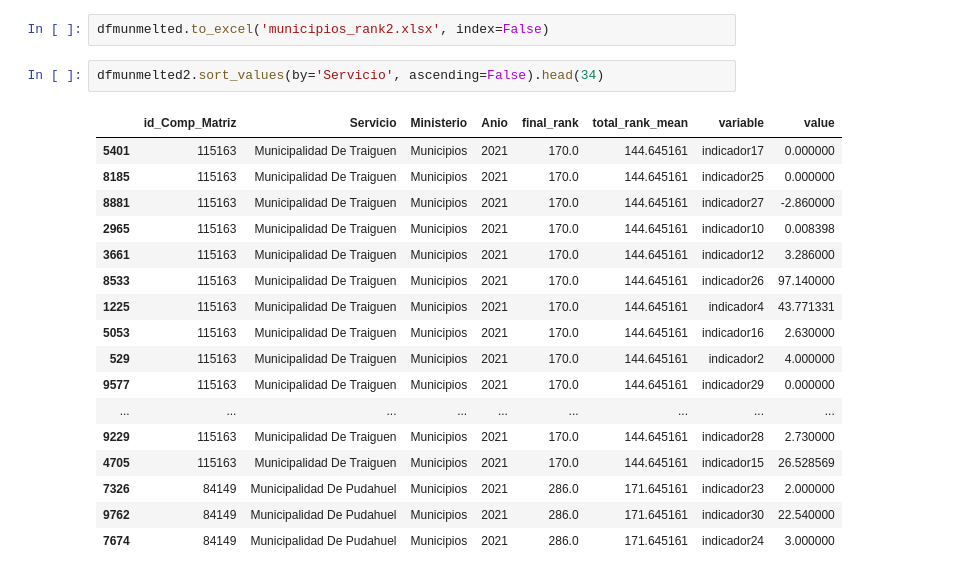
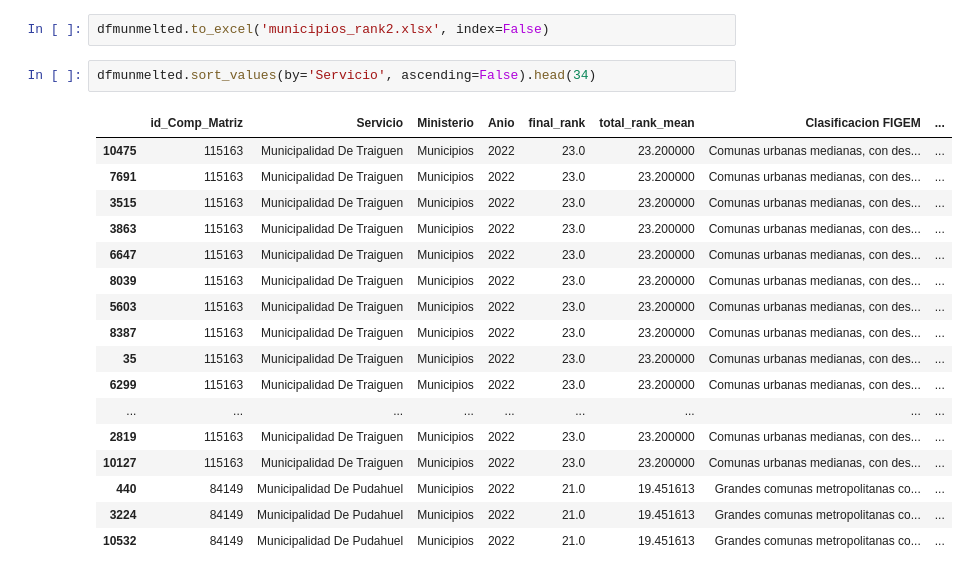
Before and after one commit to josemoragonzalez/RedFlagsv2, a Jupyter notebook: ETL/rankingservicios.ipynb, the cells around one changed output. Cells and saved outputs as stored; diff of their text form.

```diff
--- a/ETL/rankingservicios.ipynb
+++ b/ETL/rankingservicios.ipynb
@@ -142,22 +186,22 @@ dfmunmelted.loc[dfmunmelted['variable'] == 'indicador32', 'variable'] = 'Porcent
 # %%
 dfmunmelted.to_excel('municipios_rank2.xlsx', index=False)
 # %%
-dfmunmelted2.sort_values(by='Servicio', ascending=False).head(34)
+dfmunmelted.sort_values(by='Servicio', ascending=False).head(34)
 # %% [output]
-|  | id_Comp_Matriz | Servicio | Ministerio | Anio | final_rank | total_rank_mean | variable | value |
-| 5401 | 115163 | Municipalidad De Traiguen | Municipios | 2021 | 170.0 | 144.645161 | indicador17 | 0.000000 |
-| 8185 | 115163 | Municipalidad De Traiguen | Municipios | 2021 | 170.0 | 144.645161 | indicador25 | 0.000000 |
-| 8881 | 115163 | Municipalidad De Traiguen | Municipios | 2021 | 170.0 | 144.645161 | indicador27 | -2.860000 |
-| 2965 | 115163 | Municipalidad De Traiguen | Municipios | 2021 | 170.0 | 144.645161 | indicador10 | 0.008398 |
-| 3661 | 115163 | Municipalidad De Traiguen | Municipios | 2021 | 170.0 | 144.645161 | indicador12 | 3.286000 |
-| 8533 | 115163 | Municipalidad De Traiguen | Municipios | 2021 | 170.0 | 144.645161 | indicador26 | 97.140000 |
-| 1225 | 115163 | Municipalidad De Traiguen | Municipios | 2021 | 170.0 | 144.645161 | indicador4 | 43.771331 |
-| 5053 | 115163 | Municipalidad De Traiguen | Municipios | 2021 | 170.0 | 144.645161 | indicador16 | 2.630000 |
-| 529 | 115163 | Municipalidad De Traiguen | Municipios | 2021 | 170.0 | 144.645161 | indicador2 | 4.000000 |
-| 9577 | 115163 | Municipalidad De Traiguen | Municipios | 2021 | 170.0 | 144.645161 | indicador29 | 0.000000 |
+|  | id_Comp_Matriz | Servicio | Ministerio | Anio | final_rank | total_rank_mean | Clasificacion FIGEM | ... |
+| 10475 | 115163 | Municipalidad De Traiguen | Municipios | 2022 | 23.0 | 23.200000 | Comunas urbanas medianas, con des... | ... |
+| 7691 | 115163 | Municipalidad De Traiguen | Municipios | 2022 | 23.0 | 23.200000 | Comunas urbanas medianas, con des... | ... |
+| 3515 | 115163 | Municipalidad De Traiguen | Municipios | 2022 | 23.0 | 23.200000 | Comunas urbanas medianas, con des... | ... |
+| 3863 | 115163 | Municipalidad De Traiguen | Municipios | 2022 | 23.0 | 23.200000 | Comunas urbanas medianas, con des... | ... |
+| 6647 | 115163 | Municipalidad De Traiguen | Municipios | 2022 | 23.0 | 23.200000 | Comunas urbanas medianas, con des... | ... |
+| 8039 | 115163 | Municipalidad De Traiguen | Municipios | 2022 | 23.0 | 23.200000 | Comunas urbanas medianas, con des... | ... |
+| 5603 | 115163 | Municipalidad De Traiguen | Municipios | 2022 | 23.0 | 23.200000 | Comunas urbanas medianas, con des... | ... |
+| 8387 | 115163 | Municipalidad De Traiguen | Municipios | 2022 | 23.0 | 23.200000 | Comunas urbanas medianas, con des... | ... |
+| 35 | 115163 | Municipalidad De Traiguen | Municipios | 2022 | 23.0 | 23.200000 | Comunas urbanas medianas, con des... | ... |
+| 6299 | 115163 | Municipalidad De Traiguen | Municipios | 2022 | 23.0 | 23.200000 | Comunas urbanas medianas, con des... | ... |
 | ... | ... | ... | ... | ... | ... | ... | ... | ... |
-| 9229 | 115163 | Municipalidad De Traiguen | Municipios | 2021 | 170.0 | 144.645161 | indicador28 | 2.730000 |
-| 4705 | 115163 | Municipalidad De Traiguen | Municipios | 2021 | 170.0 | 144.645161 | indicador15 | 26.528569 |
-| 7326 | 84149 | Municipalidad De Pudahuel | Municipios | 2021 | 286.0 | 171.645161 | indicador23 | 2.000000 |
-| 9762 | 84149 | Municipalidad De Pudahuel | Municipios | 2021 | 286.0 | 171.645161 | indicador30 | 22.540000 |
-| 7674 | 84149 | Municipalidad De Pudahuel | Municipios | 2021 | 286.0 | 171.645161 | indicador24 | 3.000000 |
+| 2819 | 115163 | Municipalidad De Traiguen | Municipios | 2022 | 23.0 | 23.200000 | Comunas urbanas medianas, con des... | ... |
+| 10127 | 115163 | Municipalidad De Traiguen | Municipios | 2022 | 23.0 | 23.200000 | Comunas urbanas medianas, con des... | ... |
+| 440 | 84149 | Municipalidad De Pudahuel | Municipios | 2022 | 21.0 | 19.451613 | Grandes comunas metropolitanas co... | ... |
+| 3224 | 84149 | Municipalidad De Pudahuel | Municipios | 2022 | 21.0 | 19.451613 | Grandes comunas metropolitanas co... | ... |
+| 10532 | 84149 | Municipalidad De Pudahuel | Municipios | 2022 | 21.0 | 19.451613 | Grandes comunas metropolitanas co... | ... |
```
Also changed, not shown: parts of 13 cells of this notebook, 19 other files.
